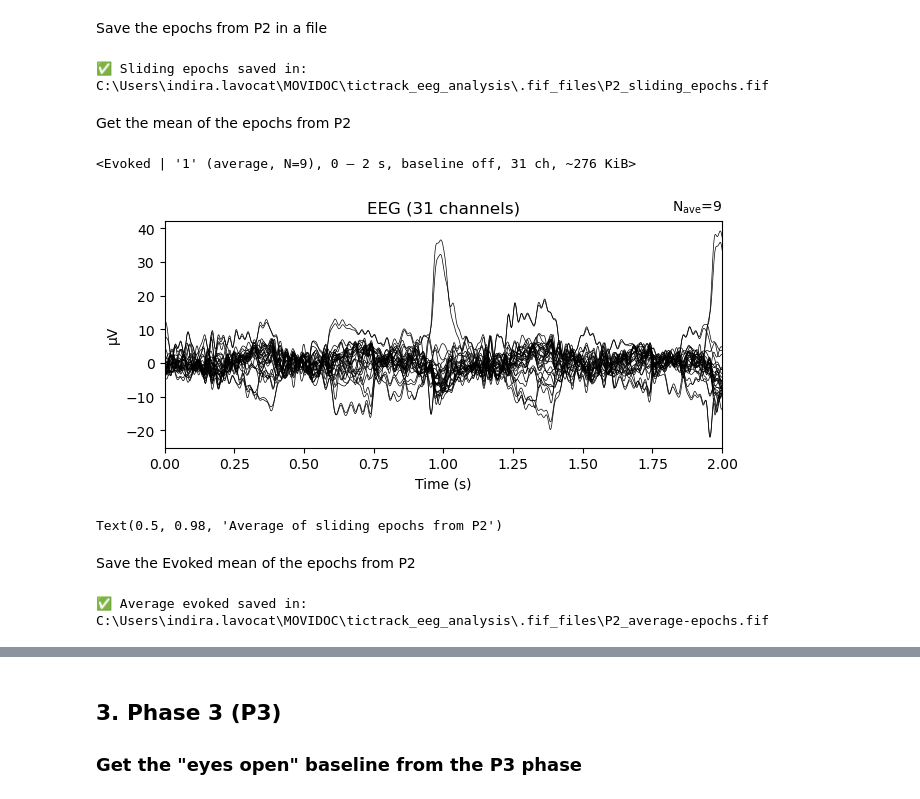
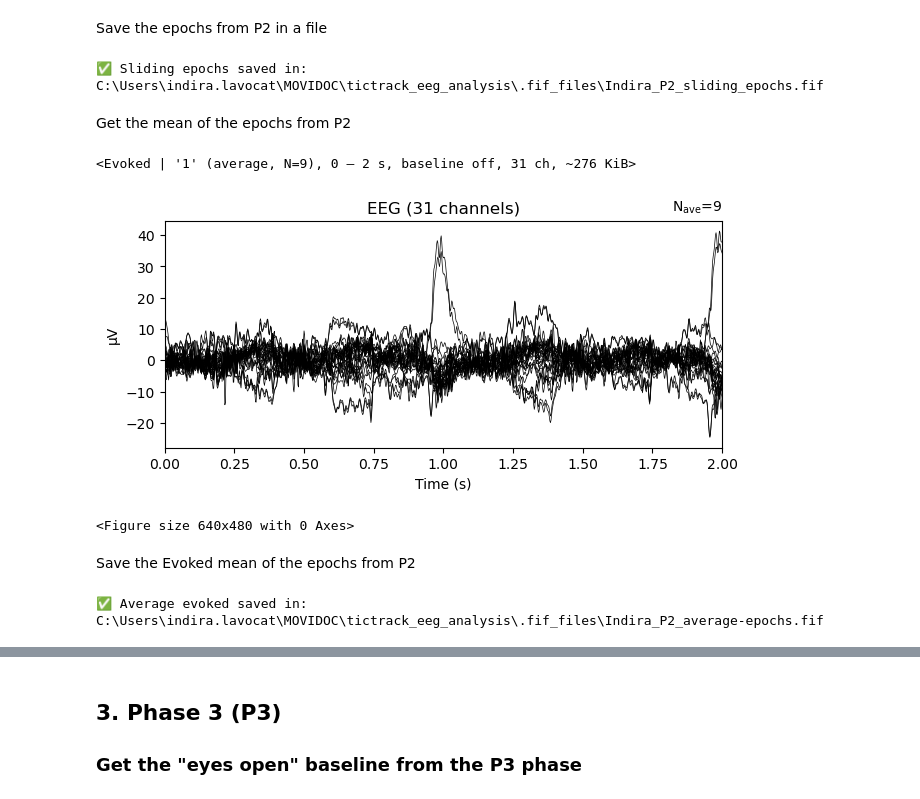
Before and after one commit to Movidoc/tictrack_eeg_analysis, a Jupyter notebook: 01_Movidoc_tictrack_prepro.ipynb, the cells around one changed output, grey strips where cells are left out. Cells and saved outputs as stored; diff of their text form; code cells hidden in the pictures.

```diff
--- a/01_Movidoc_tictrack_prepro.ipynb
+++ b/01_Movidoc_tictrack_prepro.ipynb
@@ -207,7 +208,7 @@ Figure saved: C:\Users\indira.lavocat\MOVIDOC\tictrack_eeg_analysis\Figures\Figu
 ## 2. Filter the data with a band-pass
 # %%
 # Define the high and low frequencies
-HFreq = 45
+HFreq = 100
 LFreq = 0.5
 raw_HighLowPassed = raw.filter(l_freq = LFreq, h_freq = HFreq)
 
@@ -561,31 +610,37 @@ No baseline correction applied
 # %% [markdown]
 Save the epochs from P2 in a file
 # %%
-save_path = "C:\\Users\\indira.lavocat\\MOVIDOC\\tictrack_eeg_analysis\\.fif_files\\P2_sliding_epochs.fif"
+save_path = "C:\\Users\\indira.lavocat\\MOVIDOC\\tictrack_eeg_analysis\\.fif_files\\Indira_P2_sliding_epochs.fif"
+# save_path = "C:\\Users\\indira.lavocat\\MOVIDOC\\tictrack_eeg_analysis\\.fif_files\\Karletty_P2_sliding_epochs.fif"
 epochs_P2.save(save_path, overwrite=True)
 print(f"✅ Sliding epochs saved in: {save_path}")
 # %% [output]
-✅ Sliding epochs saved in: C:\Users\indira.lavocat\MOVIDOC\tictrack_eeg_analysis\.fif_files\P2_sliding_epochs.fif
+✅ Sliding epochs saved in: C:\Users\indira.lavocat\MOVIDOC\tictrack_eeg_analysis\.fif_files\Indira_P2_sliding_epochs.fif
 # %% [markdown]
 Get the mean of the epochs from P2
 # %%
 # Calculate the mean of the epochs
 evoked_P2 = epochs_P2.average()
 print(evoked_P2)
 
 # Plot the mean
 Evoked_P2_Figure_6 = evoked_P2.plot() # does no take 'title' argument here
 Evoked_P2_Figure_6.suptitle("Average of sliding epochs from P2", fontsize=14)
-# evoked_P2.plot(title="Average of sliding epochs (P2)")
+
+save_directory = "C:\\Users\\indira.lavocat\\MOVIDOC\\tictrack_eeg_analysis\\Figures"
+filename = "Indira_P2_epochs_mean.png"
+save_path = os.path.join(save_directory, filename)
+plt.savefig(save_path)
 # %% [output]
 <Evoked | '1' (average, N=9), 0 – 2 s, baseline off, 31 ch, ~276 KiB>
-[figure, old version]
+[figure, new version]
-Text(0.5, 0.98, 'Average of sliding epochs from P2')
+<Figure size 640x480 with 0 Axes>
 # %% [markdown]
 Save the Evoked mean of the epochs from P2
 # %%
-P2_evoked_save_path = "C:\\Users\\indira.lavocat\\MOVIDOC\\tictrack_eeg_analysis\\.fif_files\\P2_average-epochs.fif"
+P2_evoked_save_path = "C:\\Users\\indira.lavocat\\MOVIDOC\\tictrack_eeg_analysis\\.fif_files\\Indira_P2_average-epochs.fif"
+# P2_evoked_save_path = "C:\\Users\\indira.lavocat\\MOVIDOC\\tictrack_eeg_analysis\\.fif_files\\Indira_P2_average-epochs.fif"
 evoked_P2.save(P2_evoked_save_path)
 print(f"✅ Average evoked saved in: {P2_evoked_save_path}")
 # %% [output]
-✅ Average evoked saved in: C:\Users\indira.lavocat\MOVIDOC\tictrack_eeg_analysis\.fif_files\P2_average-epochs.fif
+✅ Average evoked saved in: C:\Users\indira.lavocat\MOVIDOC\tictrack_eeg_analysis\.fif_files\Indira_P2_average-epochs.fif
```
Also changed, not shown: parts of 19 cells of this notebook, 31 other files.
